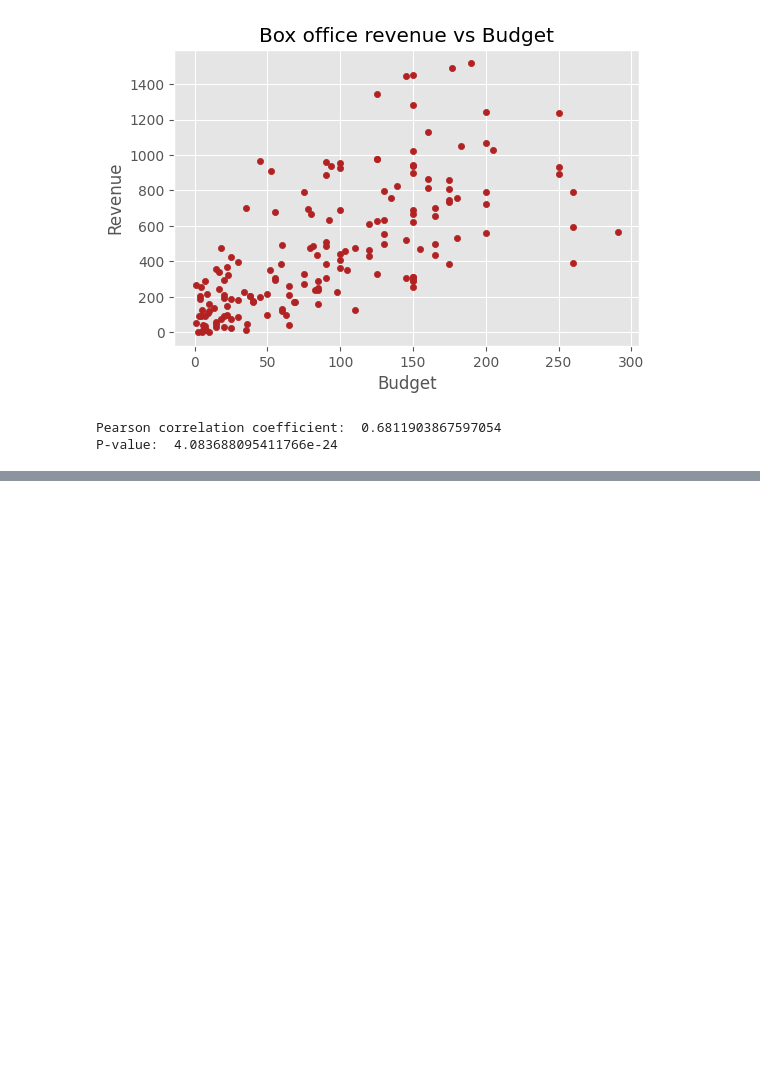
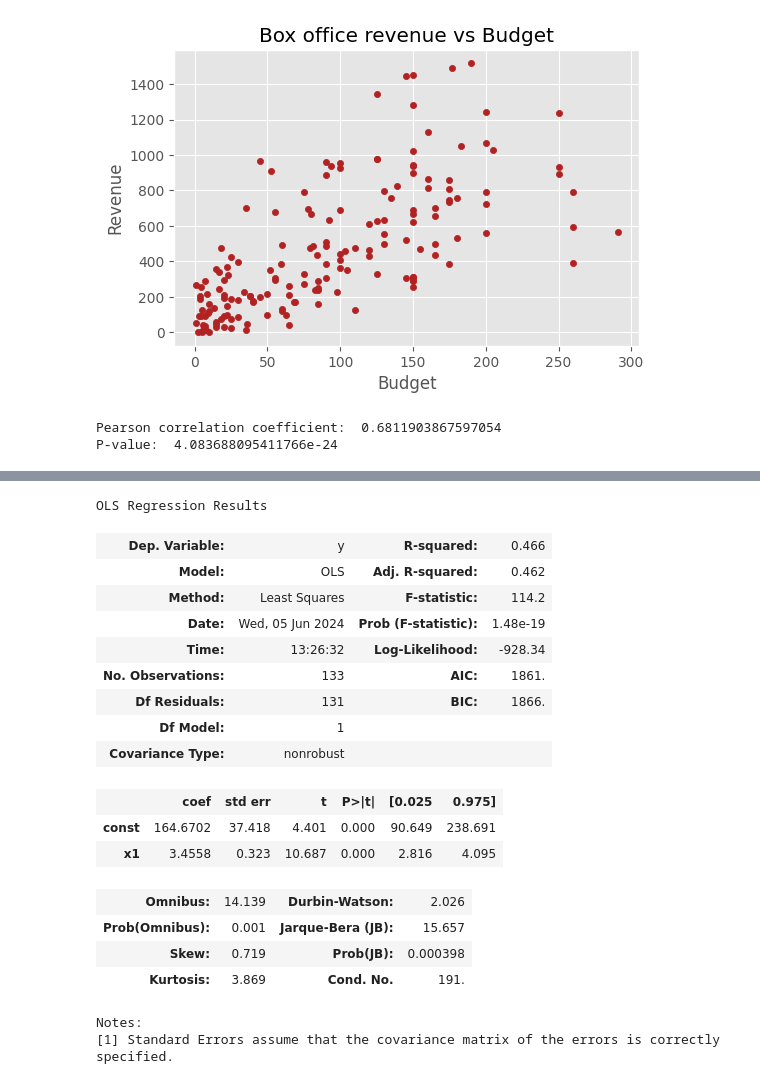
Before and after one commit to Alaninja1209/Did-you-like-the-movie-, a Jupyter notebook: Movie_LinearRegression.ipynb, the cells around one changed output, grey strips where cells are left out. Cells and saved outputs as stored; diff of their text form; code cells hidden in the pictures; blank space fills up the shorter version.

```diff
--- a/Movie_LinearRegression.ipynb
+++ b/Movie_LinearRegression.ipynb
@@ -86,0 +170,28 @@ P-value:  4.083688095411766e-24
+# %%
+# Model fitting using matrices
+# ==============================================================================
+# Add a column of 1s to the predictor matrix
+X_train_int = sm.add_constant(X_train, prepend=True)
+modelm = sm.OLS(endog=y_train, exog=X_train_int,)
+modelm = modelm.fit()
+modelm.summary()
+# %% [output]
+OLS Regression Results
+| Dep. Variable: | y | R-squared: | 0.466 |
+| Model: | OLS | Adj. R-squared: | 0.462 |
+| Method: | Least Squares | F-statistic: | 114.2 |
+| Date: | Wed, 05 Jun 2024 | Prob (F-statistic): | 1.48e-19 |
+| Time: | 13:26:32 | Log-Likelihood: | -928.34 |
+| No. Observations: | 133 | AIC: | 1861. |
+| Df Residuals: | 131 | BIC: | 1866. |
+| Df Model: | 1 |  |  |
+| Covariance Type: | nonrobust |  |  |
+|  | coef | std err | t | P>|t| | [0.025 | 0.975] |
+| const | 164.6702 | 37.418 | 4.401 | 0.000 | 90.649 | 238.691 |
+| x1 | 3.4558 | 0.323 | 10.687 | 0.000 | 2.816 | 4.095 |
+| Omnibus: | 14.139 | Durbin-Watson: | 2.026 |
+| Prob(Omnibus): | 0.001 | Jarque-Bera (JB): | 15.657 |
+| Skew: | 0.719 | Prob(JB): | 0.000398 |
+| Kurtosis: | 3.869 | Cond. No. | 191. |
+Notes:
+[1] Standard Errors assume that the covariance matrix of the errors is correctly specified.
```
Also changed, not shown: parts of 10 cells of this notebook.
